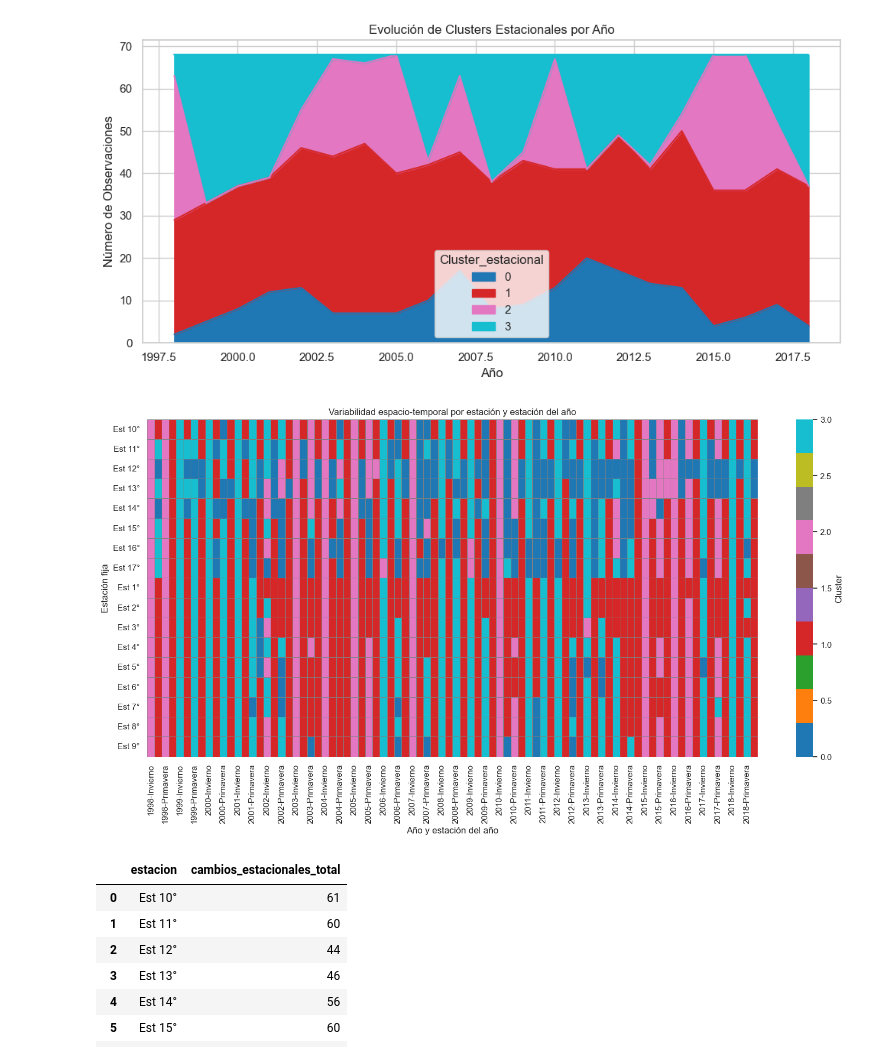
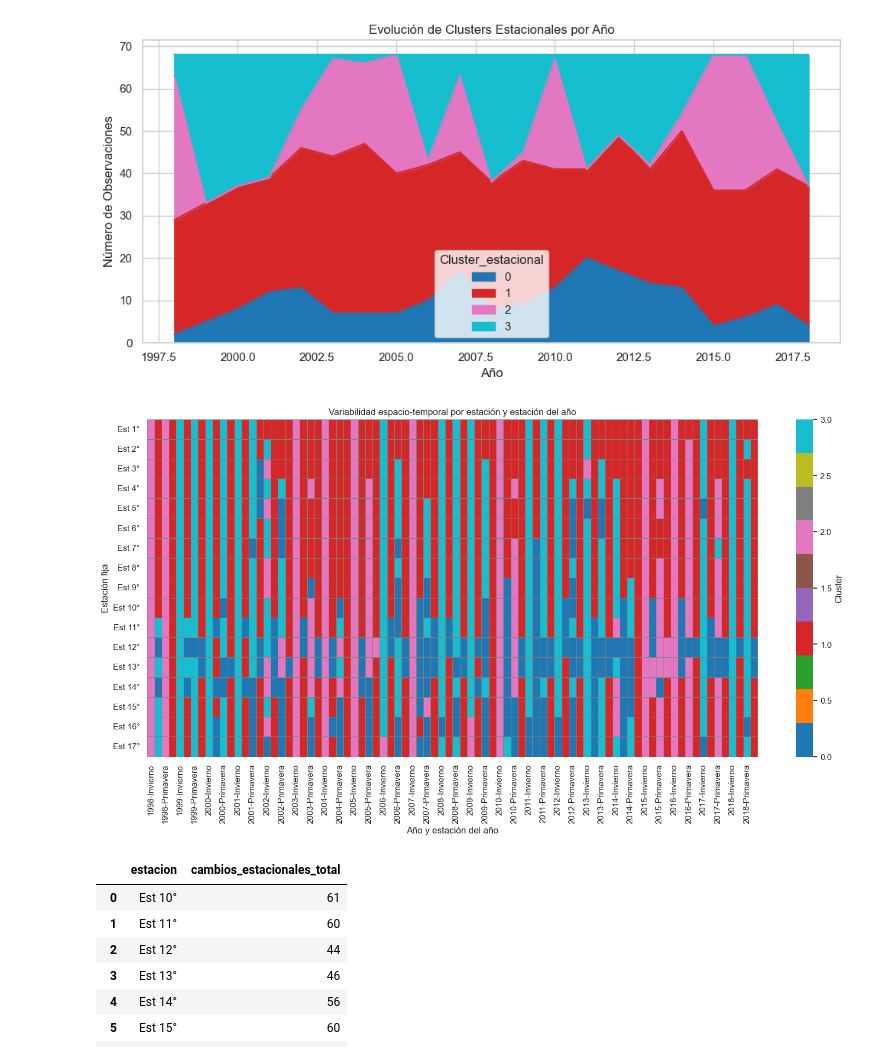
Before and after one commit to tukey-stans/ae-oceanografia-golfo-cali, a Jupyter notebook: notebooks/AABR/AABR_Clustering_v2.ipynb, the cells around one changed output. Saved outputs shown, nothing was run; the diff lists cells and outputs as text; code cells hidden in the pictures.

```diff
--- a/notebooks/AABR/AABR_Clustering_v2.ipynb
+++ b/notebooks/AABR/AABR_Clustering_v2.ipynb
@@ -1118,23 +1118,31 @@ plt.show()
 # %% [output]
 [figure]
 # %%
+
+
 pivot_seasonal = agg_estacional.pivot_table(
     index="estacion",
     columns=["AÑO", "estacion_anual"],
     values="Cluster_estacional"
 )
+
+# Lista con el orden deseado
+orden_estaciones = [f"Est {i}°" for i in range(1, 18)]
+
+# Reordenar el índice del heatmap
+pivot_seasonal = pivot_seasonal.loc[orden_estaciones]
 
 import seaborn as sns
 import matplotlib.pyplot as plt
 
 plt.figure(figsize=(18, 8))
 sns.heatmap(pivot_seasonal, cmap="tab10", linewidths=0.5, linecolor='gray', cbar_kws={"label": "Cluster"})
 plt.title("Variabilidad espacio-temporal por estación y estación del año")
 plt.xlabel("Año y estación del año")
 plt.ylabel("Estación fija")
 plt.show()
 # %% [output]
-[figure, old version]
+[figure, new version]
 # %%
 # Ordenar por estación y año para asegurar secuencia temporal
 agg_estacional_sorted = agg_estacional.sort_values(["estacion", "AÑO", "estacion_anual"])
```
Also changed, not shown: 9 other files.
